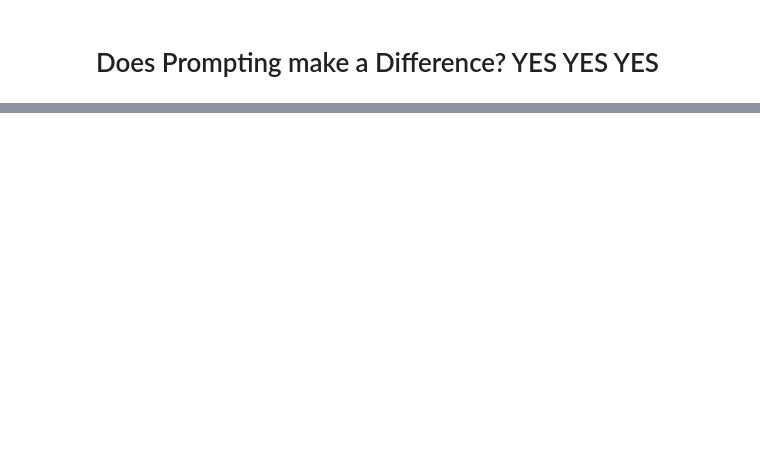
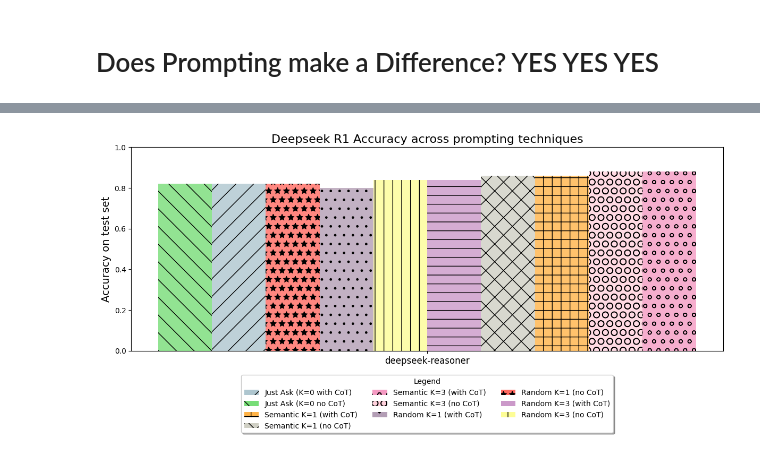
Before and after one commit to sinanuozdemir/quick-start-guide-to-llms, a Jupyter notebook: notebooks/06_adv_prompt_engineering - DEEPSEEK.ipynb, the cells around one changed output, grey strips where cells are left out. Drawn from its saved outputs; the diff is of its cells as text; code cells hidden in the pictures; blank space fills up the shorter version.

Commit message:
prompt engineering with deepseek

```diff
--- a/notebooks/06_adv_prompt_engineering - DEEPSEEK.ipynb
+++ b/notebooks/06_adv_prompt_engineering - DEEPSEEK.ipynb
@@ -370,6 +397,6 @@ Reasoning:
  'answer': 11988.0}
 # %%
-t, batch_size = 5, 1  # time to wait in seconds, batch size
+t, batch_size = 2, 10  # time to wait in seconds, batch size
 # %%
 import numpy as np
 import random
@@ -532,3 +624,0 @@ Error: 7. Expecting value: line 1 column 1 (char 0). i=39. K=3
-# %%
-for k, v in results.items():
-    print(k)
@@ -595,0 +673,25 @@ print(json.dumps(accuracy, indent=2))
+# %%
+import re
+
+for model, experiments in retry_dict.items():
+    for experiment, sample_indices in experiments.items():
+        cot = 'with cot' in experiment.lower()
+        k_match = re.search(r'K=(\d+)', experiment)
+        k = int(k_match.group(1)) if k_match else 0
+        how = 'closest' if 'semantic' in experiment.lower() else 'random'
+
+        for sample_i in sample_indices:
+            sample = dataset_sample[sample_i]
+            print(f"Running test_k_shot for Model={model}, Experiment={experiment}, DataPoint={sample_i}, k={k}, cot={cot}, how={how}")
+            try:
+                result = test_k_shot(k=k, datapoint=sample, verbose=False, cot=cot, how=how, options=[model])
+                result['num'] = extract_num(result[model]['response'].split('Answer: ')[-1])
+                result['answer'] = extract_num(sample['answer'])
+
+                # Ensure the results structure is maintained
+                if experiment not in results:
+                    results[experiment] = []
+
+                results[experiment].append(result)
+            except Exception as e:
+                print(e)
@@ -617,8 +759,7 @@ technique_styles = {
 }
 
 
-def plot_results(title, filter=None, cot=None, filter_labels=None):
-    labels = MODELS
+def plot_results(title, filter=None, cot=None, filter_labels=None, labels = MODELS):
     if filter_labels:
         labels = [l for l in MODELS if any(f in l for f in filter_labels)]
     k_values = list(accuracy.keys())
@@ -672,0 +812,4 @@ plot_results('Deepseek V3 (Chat) Accuracy across prompting techniques', filter_l
+# %%
+plot_results('Deepseek R1 Accuracy across prompting techniques', filter_labels=['deepseek-reasoner'])
+# %% [output]
+[figure, added]
```
Also changed, not shown: parts of 29 cells of this notebook, 1 other file.
